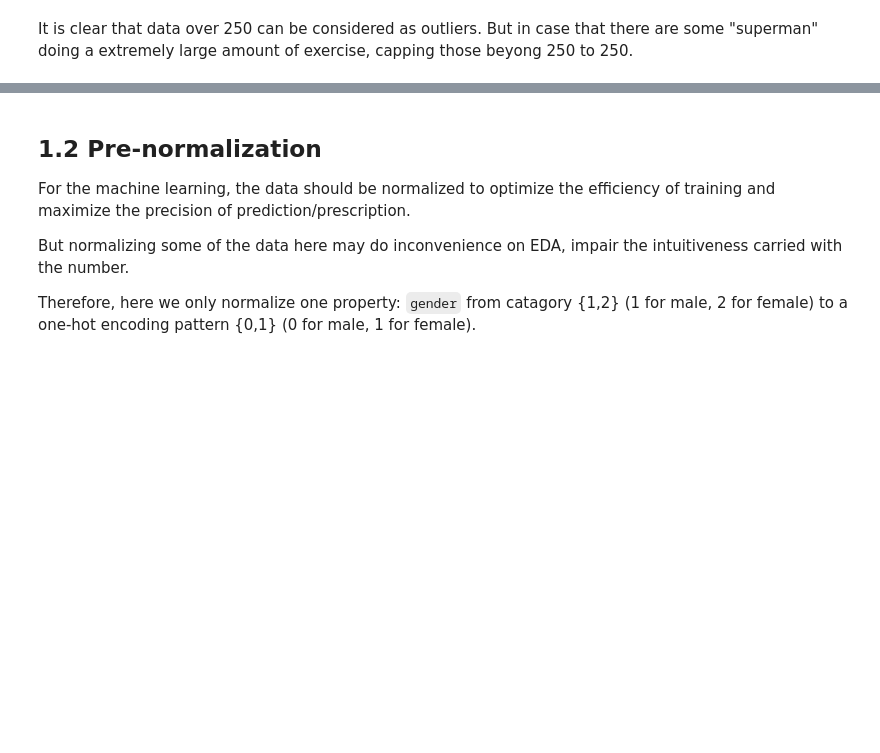
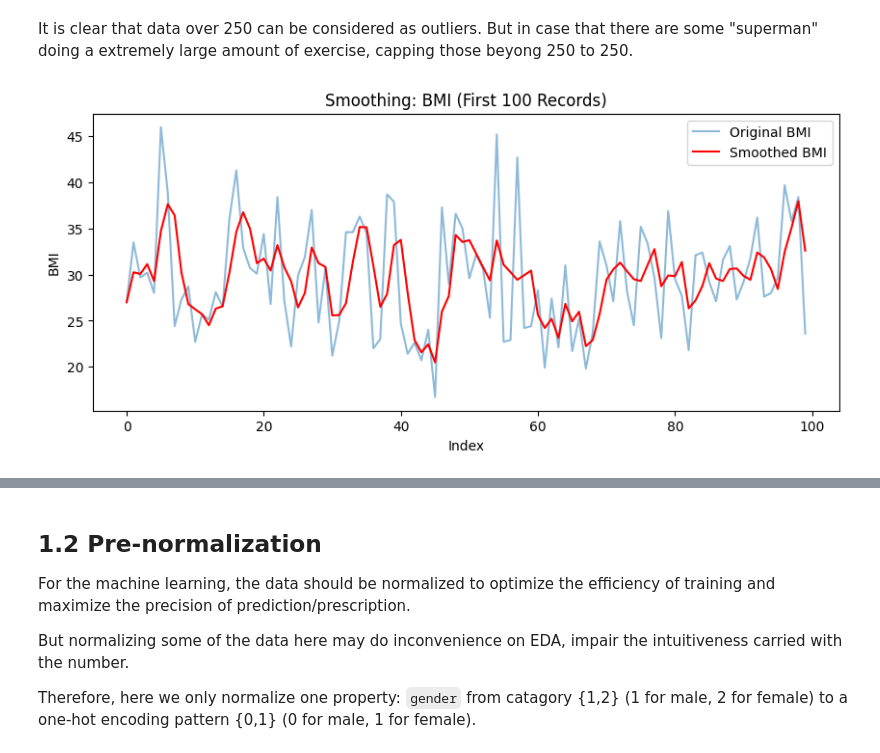
Before and after one commit to LuoYanHao-2025/Data_Science_Group31, a Jupyter notebook: Project_on_diabetes.ipynb, the cells around one changed output, grey strips where cells are left out. Cells and saved outputs as stored; diff of their text form; code cells hidden in the pictures; blank space fills up the shorter version.

```diff
--- a/Project_on_diabetes.ipynb
+++ b/Project_on_diabetes.ipynb
@@ -445,3 +445,93 @@ It is clear that data over 250 can be considered as outliers. But in case that t
 # %%
 limit = 250
 df_final['vigorous_activity_duration'] = df_final['vigorous_activity_duration'].clip(upper=limit)
+# %%
+import matplotlib.pyplot as plt
+import seaborn as sns
+
+# ===============================
+# 1. SMOOTHING
+# ===============================
+# We smooth 'bmi' to see the general trend across the dataset
+df_final["bmi_Smoothed"] = df_final["bmi"].rolling(
+    window=3, min_periods=1
+).mean()
+
+plt.figure(figsize=(10, 4))
+plt.plot(df_final["bmi"].iloc[:100].values, label="Original BMI", alpha=0.5)
+plt.plot(df_final["bmi_Smoothed"].iloc[:100].values, label="Smoothed BMI", color='red')
+plt.title("Smoothing: BMI (First 100 Records)")
+plt.xlabel("Index")
+plt.ylabel("BMI")
+plt.legend()
+plt.show()
+
+# ===============================
+# 2. AGGREGATION
+# ===============================
+# Aggregating the average BMI based on Diabetes Status
+# 0 = Non-Diabetic, 1 = Diabetic
+aggregation = df_final.groupby("diabetes_target").mean(numeric_only=True)
+
+plt.figure(figsize=(8, 5))
+aggregation["bmi"].plot(kind="bar", color=['skyblue', 'salmon'])
+plt.title("Aggregation: Average BMI by Diabetes Target")
+plt.xlabel("Diabetes Target (0: No, 1: Yes)")
+plt.ylabel("Average BMI")
+plt.xticks(rotation=0)
+plt.show()
+
+# ===============================
+# 3. GENERALIZATION
+# ===============================
+# Generalizing 'age' into categories
+def age_category(age):
+    if age <= 35:
+        return "Young"
+    elif age <= 60:
+        return "Middle-Aged"
+    else:
+        return "Senior"
+
+df_final["Age Category"] = df_final["age"].apply(age_category)
+
+plt.figure(figsize=(8, 5))
+df_final["Age Category"].value_counts().sort_index().plot(kind="bar", color='teal')
+plt.title("Generalization: Age Categories")
+plt.xlabel("Age Group")
+plt.ylabel("Count")
+plt.xticks(rotation=0)
+plt.show()
+
+# ===============================
+# 4. NORMALIZATION (Min-Max)
+# ===============================
+# Normalizing 'bmi' so that all values fall between 0 and 1
+df_final["bmi_MinMax"] = (
+    df_final["bmi"] - df_final["bmi"].min()
+) / (
+    df_final["bmi"].max() - df_final["bmi"].min()
+)
+
+plt.figure(figsize=(8, 5))
+plt.hist(df_final["bmi_MinMax"], bins=20, color='orange', edgecolor='black')
+plt.title("Normalization: Min-Max Normalized BMI")
+plt.xlabel("Normalized Value (0 to 1)")
+plt.ylabel("Frequency")
+plt.show()
+
+# ===============================
+# 5. FEATURE CONSTRUCTION
+# ===============================
+# Constructing 'Total Vigorous Activity' per week
+# Formula: Duration per session * Frequency per week
+df_final["Total_Vigorous_Activity"] = df_final["vigorous_activity_duration"] * df_final["vigorous_activity_w"]
+
+plt.figure(figsize=(8, 5))
+plt.scatter(df_final["bmi"], df_final["Total_Vigorous_Activity"], alpha=0.5, c=df_final["diabetes_target"], cmap='coolwarm')
+plt.title("Feature Construction: BMI vs Total Vigorous Activity")
+plt.xlabel("BMI")
+plt.ylabel("Total Vigorous Activity (min/week)")
+plt.show()
+# %% [output]
+[figure, added]
```
Also changed, not shown: parts of 48 cells of this notebook.
